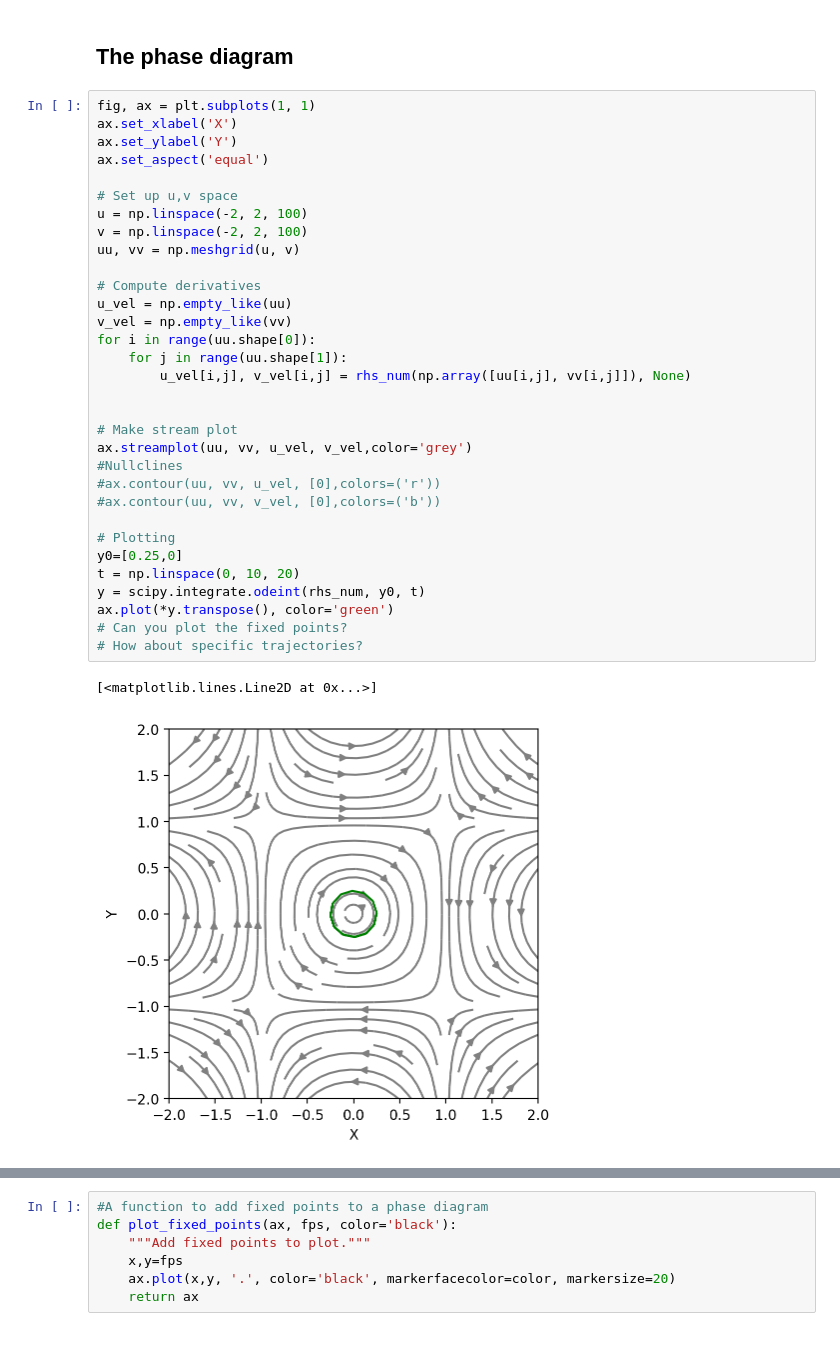
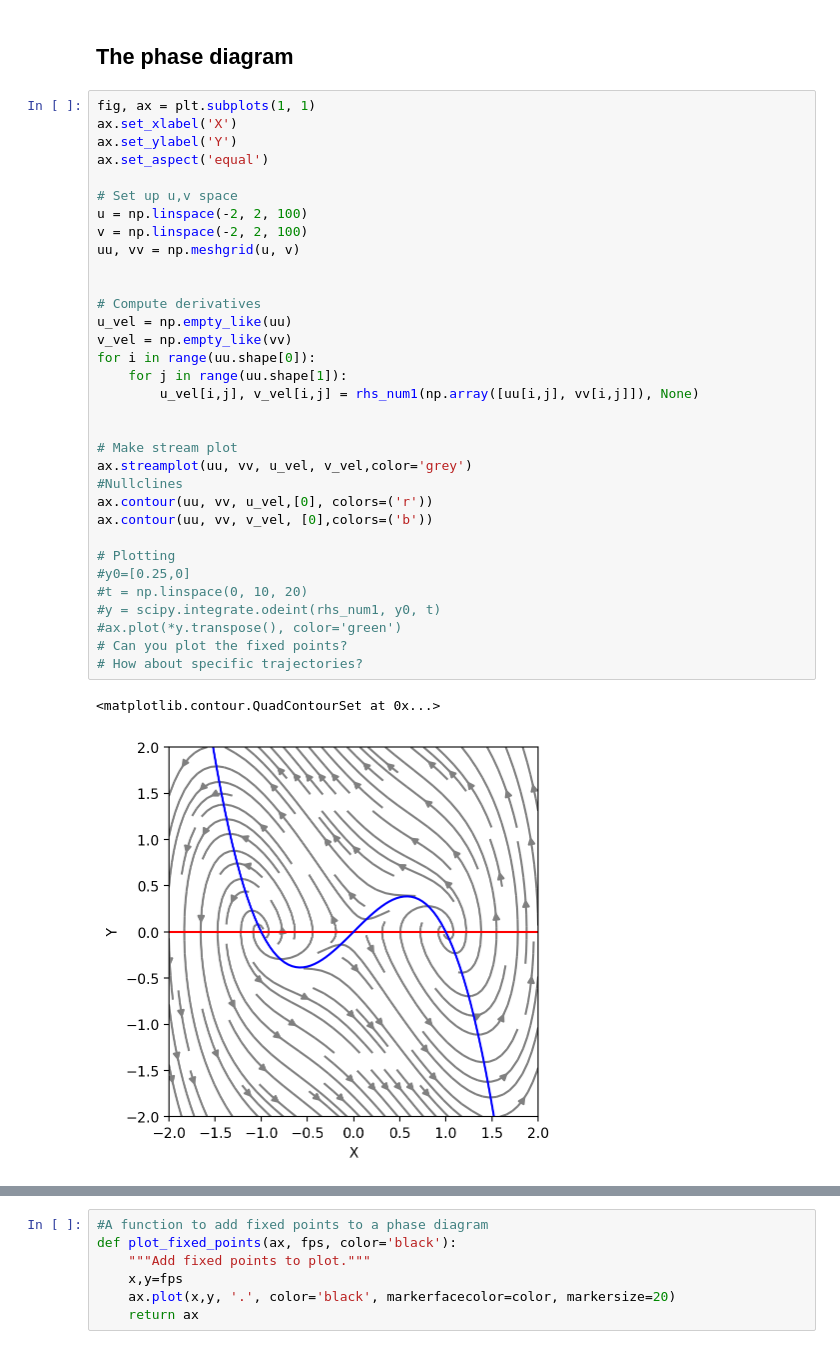
Before and after one commit to galendal/MAT230git, a Jupyter notebook: phase_diagrams.ipynb, the cells around one changed output, grey strips where cells are left out. Saved outputs shown, nothing was run; the diff lists cells and outputs as text.

```diff
--- a/phase_diagrams.ipynb
+++ b/phase_diagrams.ipynb
@@ -122,35 +122,36 @@ Text(0, 0.5, 'y')
 # %%
 fig, ax = plt.subplots(1, 1)
 ax.set_xlabel('X')
 ax.set_ylabel('Y')
 ax.set_aspect('equal')
 
 # Set up u,v space
 u = np.linspace(-2, 2, 100)
 v = np.linspace(-2, 2, 100)
 uu, vv = np.meshgrid(u, v)
 
+
 # Compute derivatives
 u_vel = np.empty_like(uu)
 v_vel = np.empty_like(vv)
 for i in range(uu.shape[0]):
     for j in range(uu.shape[1]):
-        u_vel[i,j], v_vel[i,j] = rhs_num(np.array([uu[i,j], vv[i,j]]), None)
+        u_vel[i,j], v_vel[i,j] = rhs_num1(np.array([uu[i,j], vv[i,j]]), None)
 
 
 # Make stream plot
 ax.streamplot(uu, vv, u_vel, v_vel,color='grey')
 #Nullclines
-#ax.contour(uu, vv, u_vel, [0],colors=('r'))
-#ax.contour(uu, vv, v_vel, [0],colors=('b'))
+ax.contour(uu, vv, u_vel,[0], colors=('r'))
+ax.contour(uu, vv, v_vel, [0],colors=('b'))
 
 # Plotting
-y0=[0.25,0]
-t = np.linspace(0, 10, 20)
-y = scipy.integrate.odeint(rhs_num, y0, t)
-ax.plot(*y.transpose(), color='green')
+#y0=[0.25,0]
+#t = np.linspace(0, 10, 20)
+#y = scipy.integrate.odeint(rhs_num1, y0, t)
+#ax.plot(*y.transpose(), color='green')
 # Can you plot the fixed points?
 # How about specific trajectories?
 # %% [output]
-[<matplotlib.lines.Line2D at 0x...>]
+<matplotlib.contour.QuadContourSet at 0x...>
-[figure, old version]
+[figure, new version]
```
Also changed, not shown: parts of 1 cell of this notebook, 3 other files.
